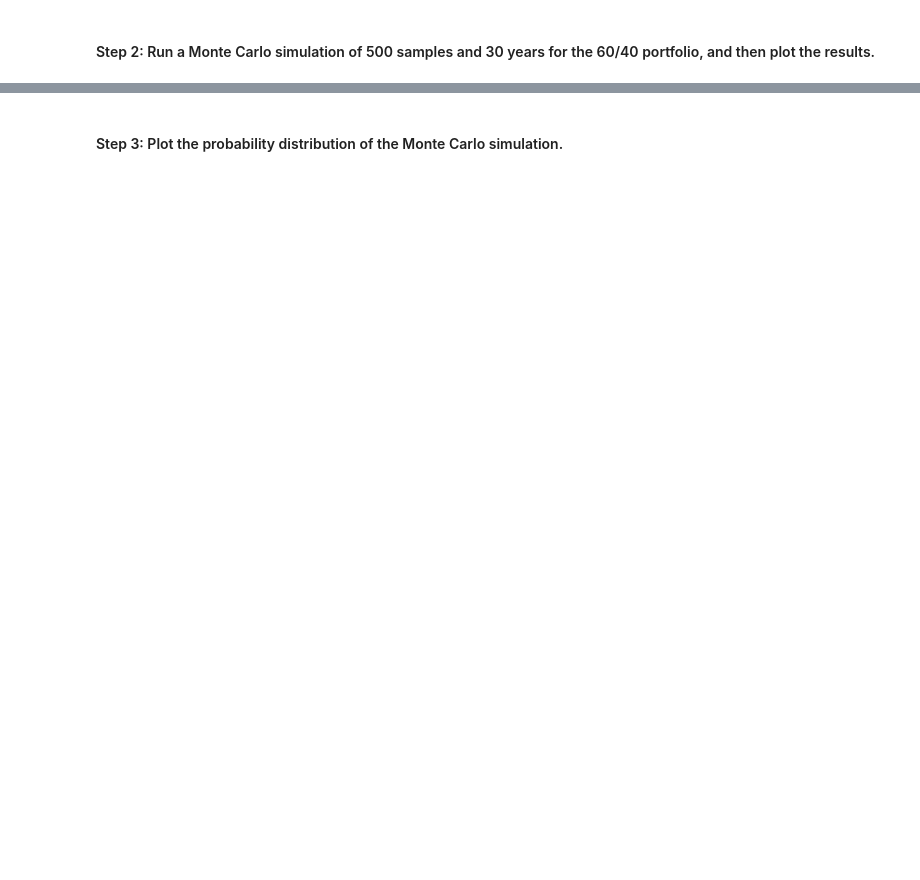
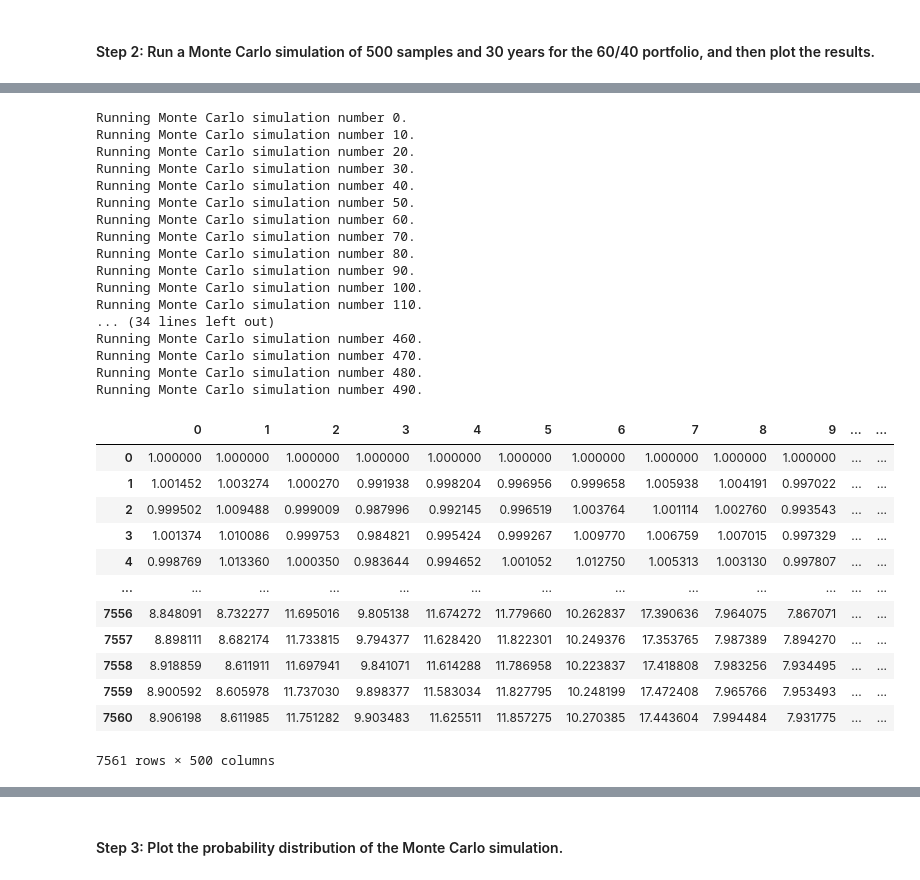
Before and after one commit to flyfishjay/challenge_week_5, a Jupyter notebook: financial_planning_tools.ipynb, the cells around one changed output, grey strips where cells are left out. Cells and saved outputs as stored; diff of their text form; code cells hidden in the pictures; blank space fills up the shorter version.

```diff
--- a/financial_planning_tools.ipynb
+++ b/financial_planning_tools.ipynb
@@ -450,6 +510,37 @@ In this section, you’ll use the MCForecastTools library to create a Monte Carl
 # %%
 # Run the Monte Carlo simulation to forecast 30 years cumulative returns
-# YOUR CODE HERE
+MC_60_40.calc_cumulative_return()
+# %% [output]
+Running Monte Carlo simulation number 0.
+Running Monte Carlo simulation number 10.
+Running Monte Carlo simulation number 20.
+Running Monte Carlo simulation number 30.
+Running Monte Carlo simulation number 40.
+Running Monte Carlo simulation number 50.
+Running Monte Carlo simulation number 60.
+Running Monte Carlo simulation number 70.
+Running Monte Carlo simulation number 80.
+Running Monte Carlo simulation number 90.
+Running Monte Carlo simulation number 100.
+Running Monte Carlo simulation number 110.
+... (34 lines left out)
+Running Monte Carlo simulation number 460.
+Running Monte Carlo simulation number 470.
+Running Monte Carlo simulation number 480.
+Running Monte Carlo simulation number 490.
+|  | 0 | 1 | 2 | 3 | 4 | 5 | 6 | 7 | 8 | 9 | ... | ... |
+| 0 | 1.000000 | 1.000000 | 1.000000 | 1.000000 | 1.000000 | 1.000000 | 1.000000 | 1.000000 | 1.000000 | 1.000000 | ... | ... |
+| 1 | 1.001452 | 1.003274 | 1.000270 | 0.991938 | 0.998204 | 0.996956 | 0.999658 | 1.005938 | 1.004191 | 0.997022 | ... | ... |
+| 2 | 0.999502 | 1.009488 | 0.999009 | 0.987996 | 0.992145 | 0.996519 | 1.003764 | 1.001114 | 1.002760 | 0.993543 | ... | ... |
+| 3 | 1.001374 | 1.010086 | 0.999753 | 0.984821 | 0.995424 | 0.999267 | 1.009770 | 1.006759 | 1.007015 | 0.997329 | ... | ... |
+| 4 | 0.998769 | 1.013360 | 1.000350 | 0.983644 | 0.994652 | 1.001052 | 1.012750 | 1.005313 | 1.003130 | 0.997807 | ... | ... |
+| ... | ... | ... | ... | ... | ... | ... | ... | ... | ... | ... | ... | ... |
+| 7556 | 8.848091 | 8.732277 | 11.695016 | 9.805138 | 11.674272 | 11.779660 | 10.262837 | 17.390636 | 7.964075 | 7.867071 | ... | ... |
+| 7557 | 8.898111 | 8.682174 | 11.733815 | 9.794377 | 11.628420 | 11.822301 | 10.249376 | 17.353765 | 7.987389 | 7.894270 | ... | ... |
+| 7558 | 8.918859 | 8.611911 | 11.697941 | 9.841071 | 11.614288 | 11.786958 | 10.223837 | 17.418808 | 7.983256 | 7.934495 | ... | ... |
+| 7559 | 8.900592 | 8.605978 | 11.737030 | 9.898377 | 11.583034 | 11.827795 | 10.248199 | 17.472408 | 7.965766 | 7.953493 | ... | ... |
+| 7560 | 8.906198 | 8.611985 | 11.751282 | 9.903483 | 11.625511 | 11.857275 | 10.270385 | 17.443604 | 7.994484 | 7.931775 | ... | ... |
+7561 rows × 500 columns
 # %%
 # Visualize the 30-year Monte Carlo simulation by creating an
 # overlay line plot
```
Also changed, not shown: parts of 11 cells of this notebook.
